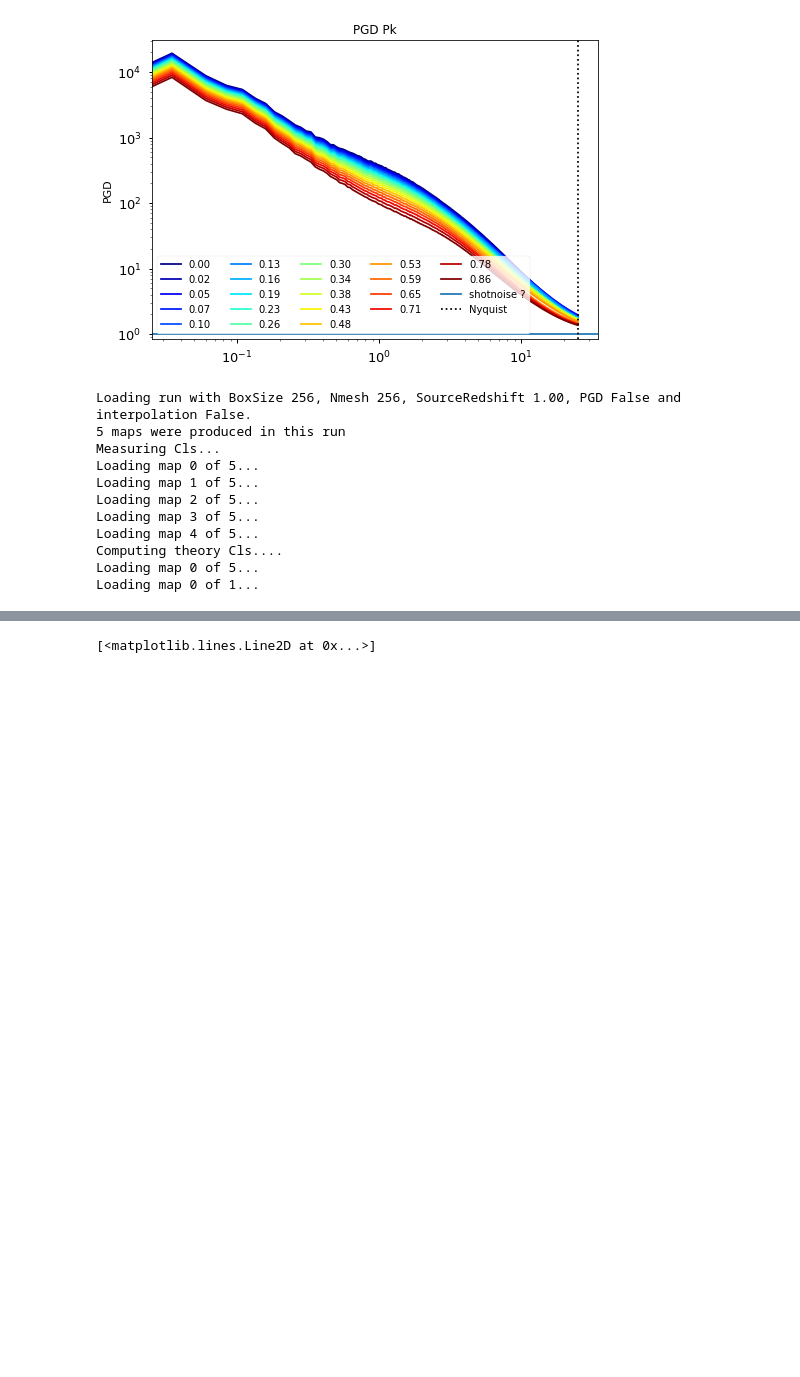
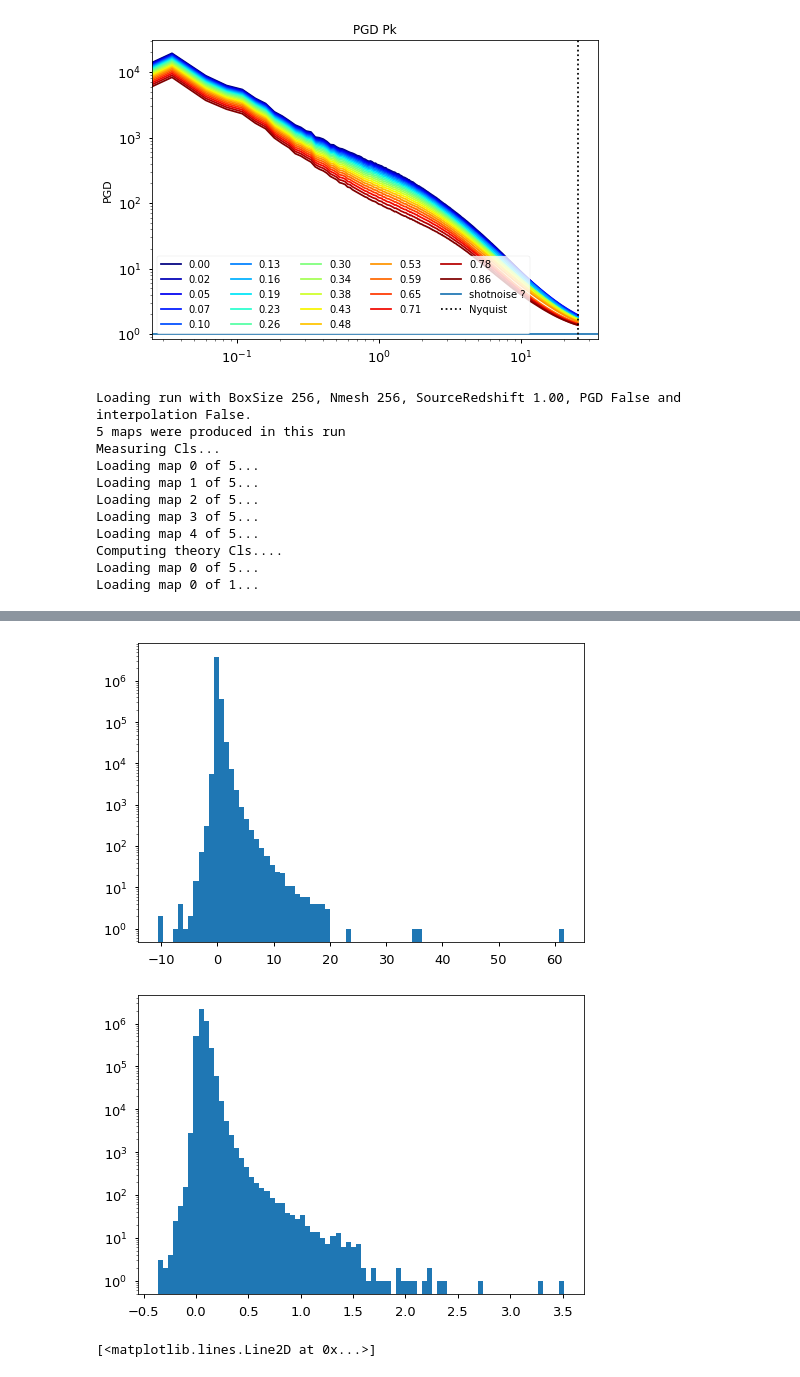
Before and after one commit to VMBoehm/MADLens, a Jupyter notebook: notebooks/PlotResults-publications.ipynb, the cells around one changed output, grey strips where cells are left out. Drawn from its saved outputs; the diff is of its cells as text; code cells hidden in the pictures; blank space fills up the shorter version.

```diff
--- a/notebooks/PlotResults-publications.ipynb
+++ b/notebooks/PlotResults-publications.ipynb
@@ -296,3 +302,11 @@ Loading map 0 of 1...
+# %%
+_=plt.hist(white_map.value.flatten(), log=True, bins=80)
+plt.show()
+_=plt.hist(real_map.value.flatten(), log=True, bins=80)
+#x/ q confusion, too large dynamical range
+# %% [output]
+[figure, added]
+[figure, added]
 # %%
 cross_power = FFTPower(first=white_map,second=corr_map, mode='1d').power
 power1 = FFTPower(first=white_map,second=white_map, mode='1d').power
```
Also changed, not shown: parts of 6 cells of this notebook, 1 other file.
